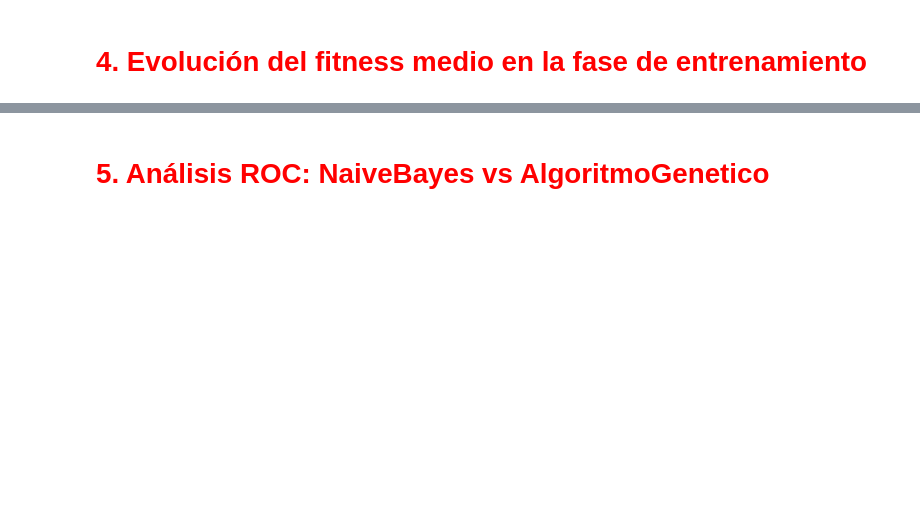
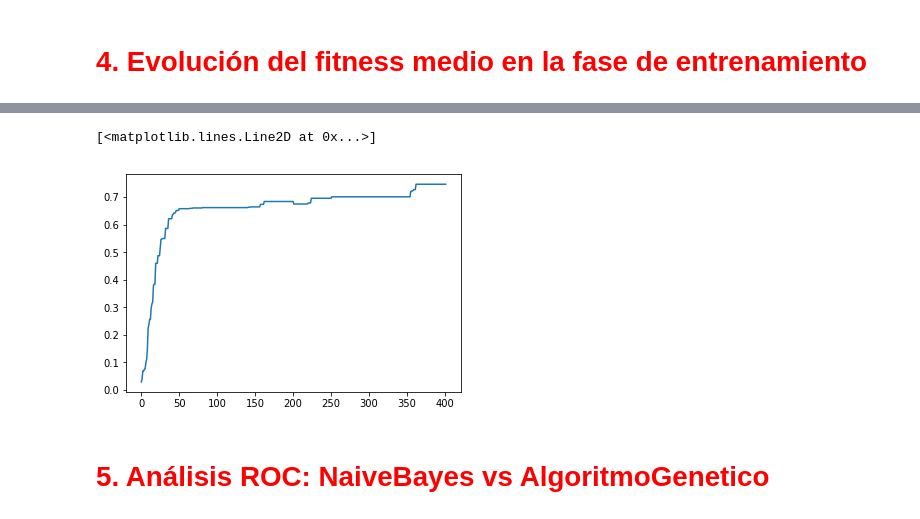
Before and after one commit to AlejandroSantorum/MachineLearning_Assignments, a Jupyter notebook: Assignment3/test_GA.ipynb, the cells around one changed output, grey strips where cells are left out. Cells and saved outputs as stored; diff of their text form; code cells hidden in the pictures; blank space fills up the shorter version.

```diff
--- a/Assignment3/test_GA.ipynb
+++ b/Assignment3/test_GA.ipynb
@@ -1258,2 +1355,7 @@ print(results_dict)
+# %%
+plt.plot(range(len(best_sol_ttt.best_fitness_evol)), best_sol_ttt.best_fitness_evol)
+# %% [output]
+[<matplotlib.lines.Line2D at 0x...>]
+[figure, added]
 # %% [markdown]
 # <font color='red'>5. Análisis ROC: NaiveBayes vs AlgoritmoGenetico </font>
```
Also changed, not shown: parts of 11 cells of this notebook.
